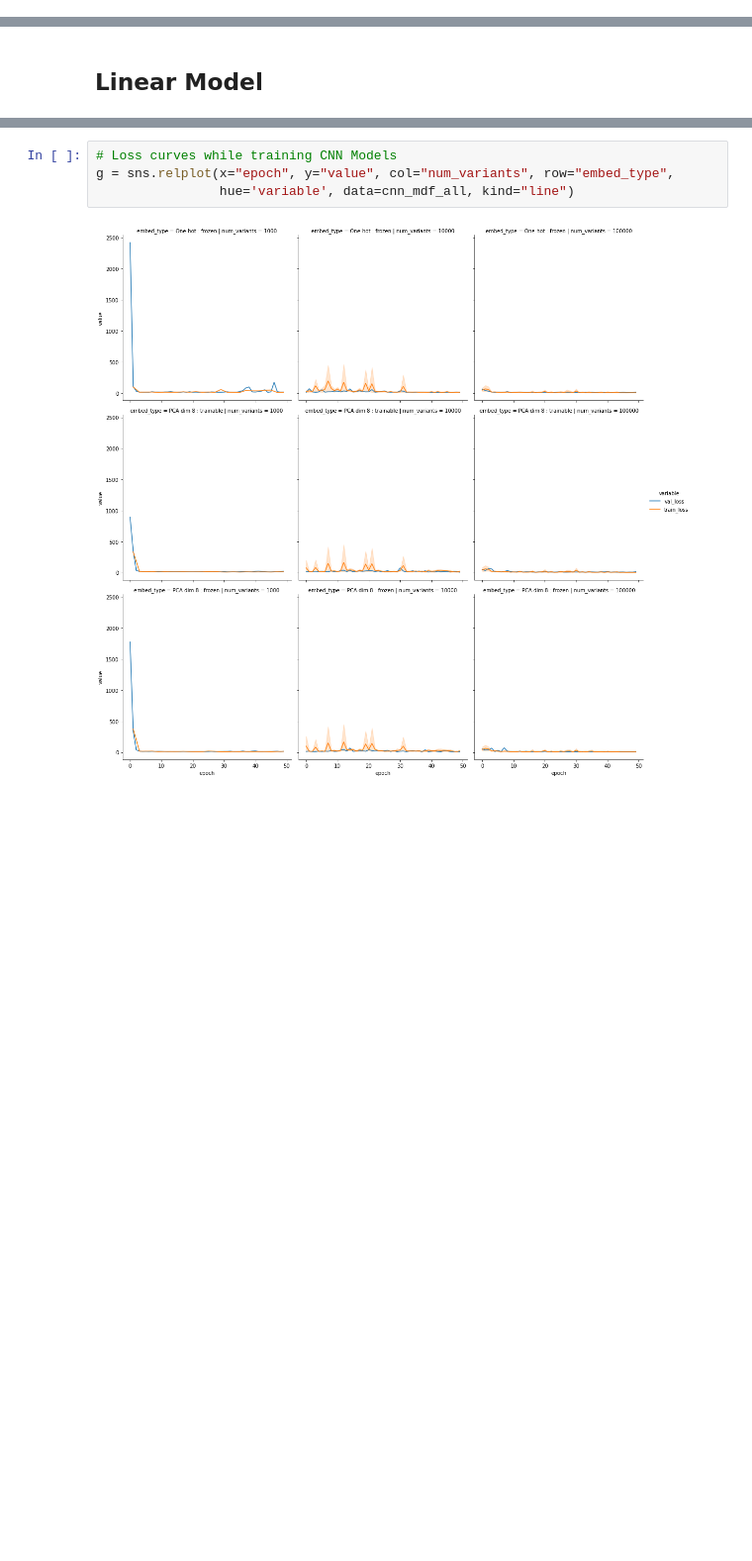
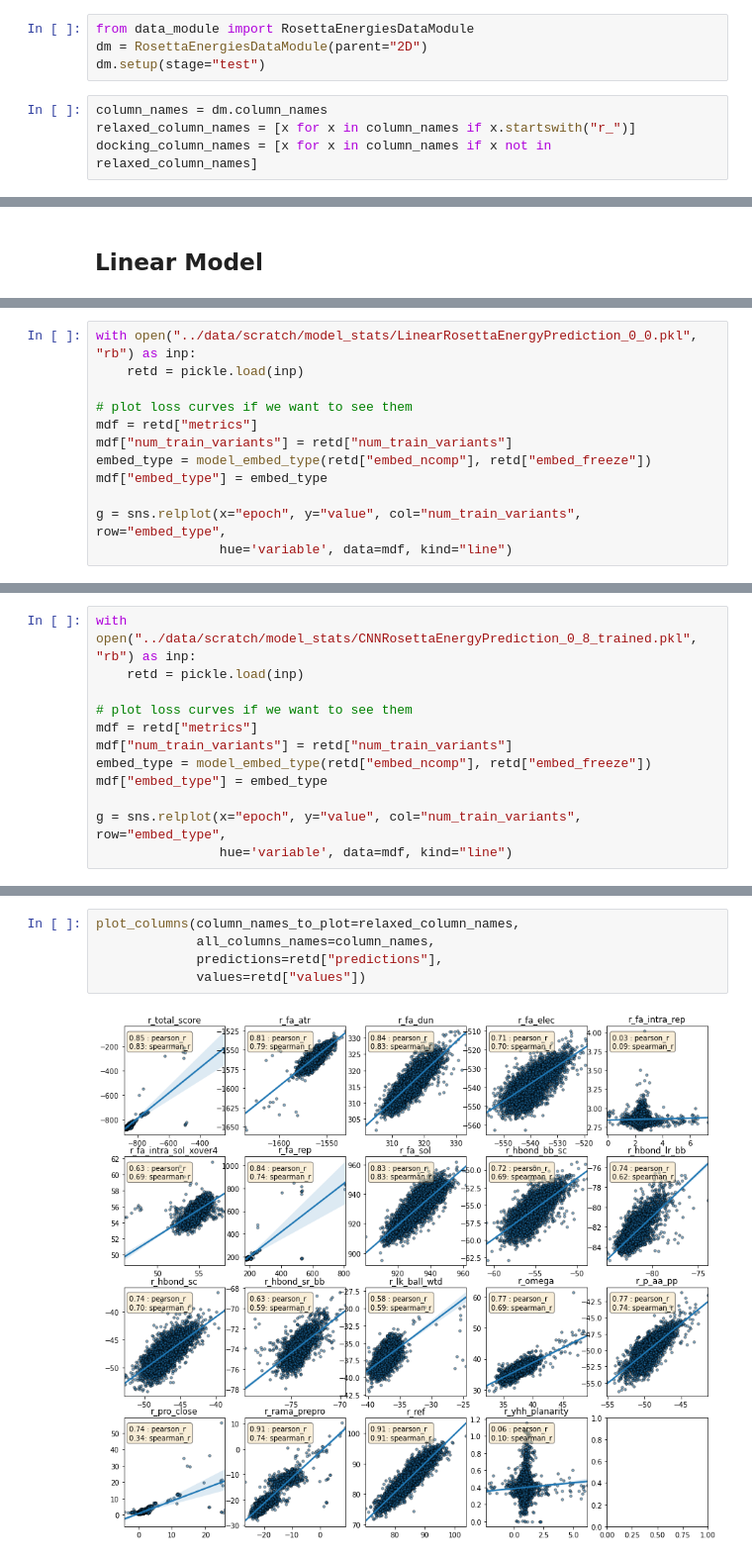
Before and after one commit to RomeroLab/sadx-latent-function, a Jupyter notebook: projects/Biochemical_Ordinal/scripts/nb_predict_rosetta_energies_summary.ipynb, the cells around one changed output, grey strips where cells are left out. Shown at 99% size. Drawn from its saved outputs; the diff is of its cells as text; blank space fills up the shorter version.

Commit message:
Adding regression prediction plots

```diff
--- a/projects/Biochemical_Ordinal/scripts/nb_predict_rosetta_energies_summary.ipynb
+++ b/projects/Biochemical_Ordinal/scripts/nb_predict_rosetta_energies_summary.ipynb
@@ -8,6 +8,14 @@ import scipy as sp
 
 import matplotlib.pyplot as plt
 import seaborn as sns
+# %%
+from data_module import RosettaEnergiesDataModule
+dm = RosettaEnergiesDataModule(parent="2D")
+dm.setup(stage="test")
+# %%
+column_names = dm.column_names
+relaxed_column_names = [x for x in column_names if x.startswith("r_")]
+docking_column_names = [x for x in column_names if x not in relaxed_column_names]
 # %%
 model_stats_dir = pathlib.Path("../data/scratch/model_stats")
 # %%
@@ -71,0 +63,12 @@ g.map(annotate_facet_with_correlations, "predictions", "values")
+# %%
+with open("../data/scratch/model_stats/LinearRosettaEnergyPrediction_0_0.pkl", "rb") as inp:
+    retd = pickle.load(inp)
+
+# plot loss curves if we want to see them
+mdf = retd["metrics"]
+mdf["num_train_variants"] = retd["num_train_variants"]
+embed_type = model_embed_type(retd["embed_ncomp"], retd["embed_freeze"])
+mdf["embed_type"] = embed_type
+
+g = sns.relplot(x="epoch", y="value", col="num_train_variants", row="embed_type",
+                hue='variable', data=mdf, kind="line")
@@ -77,0 +95,12 @@ cnn_mdf_all, cnn_pdf_all = get_metrics_and_predictions("CNNRosettaEnergyPredicti
+# %%
+with open("../data/scratch/model_stats/CNNRosettaEnergyPrediction_0_8_trained.pkl", "rb") as inp:
+    retd = pickle.load(inp)
+
+# plot loss curves if we want to see them
+mdf = retd["metrics"]
+mdf["num_train_variants"] = retd["num_train_variants"]
+embed_type = model_embed_type(retd["embed_ncomp"], retd["embed_freeze"])
+mdf["embed_type"] = embed_type
+
+g = sns.relplot(x="epoch", y="value", col="num_train_variants", row="embed_type",
+                hue='variable', data=mdf, kind="line")
@@ -78,7 +109,8 @@ cnn_mdf_all, cnn_pdf_all = get_metrics_and_predictions("CNNRosettaEnergyPredicti
 # %%
-# Loss curves while training CNN Models
-g = sns.relplot(x="epoch", y="value", col="num_variants", row="embed_type",
-                hue='variable', data=cnn_mdf_all, kind="line")
+plot_columns(column_names_to_plot=relaxed_column_names,
+             all_columns_names=column_names,
+             predictions=retd["predictions"],
+             values=retd["values"])
 # %% [output]
-[figure, old version]
+[figure, new version]
 # %%
```
Also changed, not shown: parts of 13 cells of this notebook, 3 other files.
